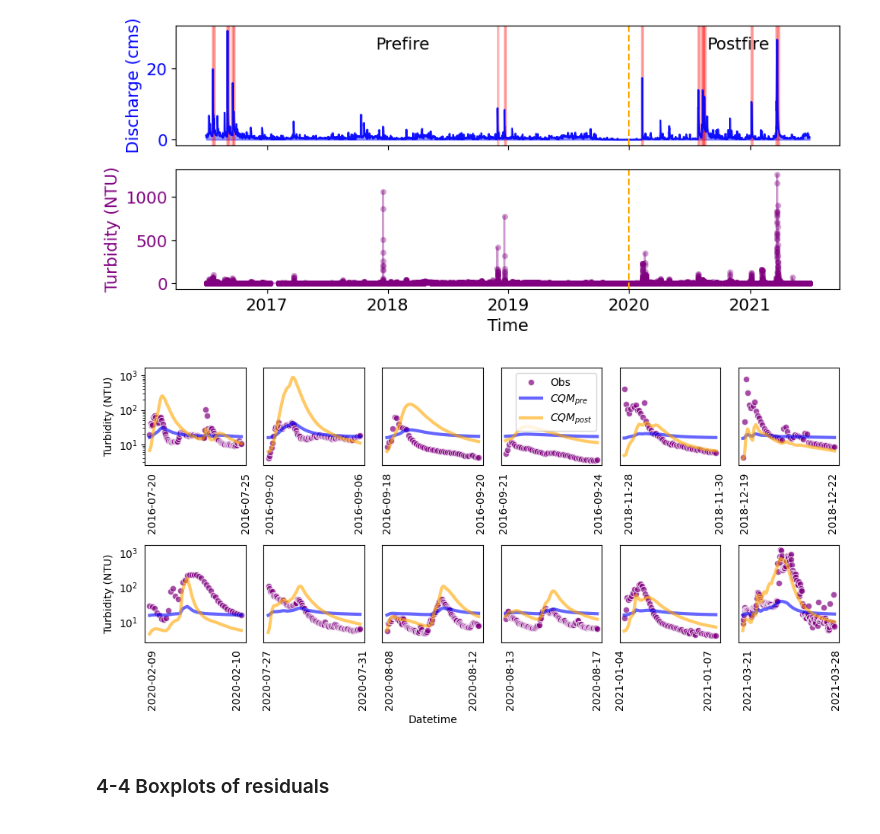
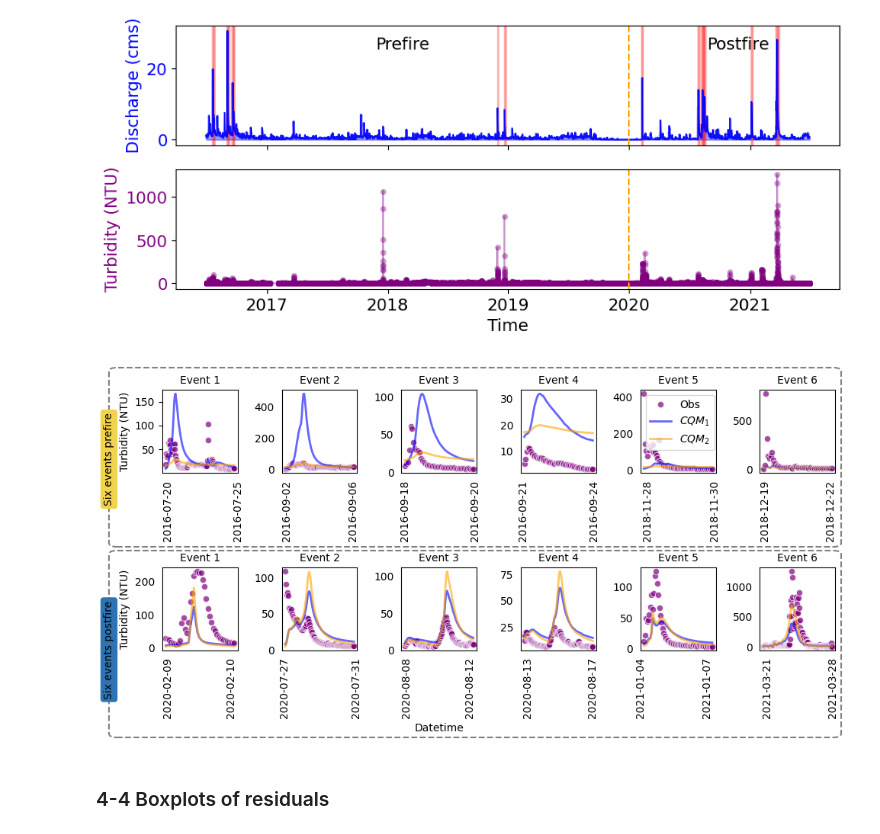
Before and after one commit to QianWanghhu/BushFireWQ, a Jupyter notebook: src/Explore_212058_CQ.ipynb, the cells around one changed output. Saved outputs shown, nothing was run; the diff lists cells and outputs as text; code cells hidden in the pictures.

```diff
--- a/src/Explore_212058_CQ.ipynb
+++ b/src/Explore_212058_CQ.ipynb
@@ -583,43 +578,104 @@ for start, end, label in storm_windows:
 [figure]
 # %%
 # Creat subplots for events
-fig, axes = plt.subplots(2, 6, sharey = True, figsize = (10, 5))
+fig, axes = plt.subplots(2, 6, sharey = False, figsize = (10, 5))
 kk = 0
 for ii in range(2):
     for jj in range(6):
-        if kk == 3:
+        if kk == 4:
             legend_tf = True
         else:
             legend_tf = False
         sub_data = storm_data[storm_data['stormID'] == six_eventID_int[ii][jj]]
         ax_temp = sns.lineplot(data = sub_data, x = 'Datetime', y = 'Turbidity (NTU)', ax = axes[ii][jj], label = 'Obs',
                                legend = legend_tf, color = 'purple', alpha = 0.7, linestyle='', marker='o')
-        sns.lineplot(data = sub_data, x = 'Datetime', y = 'Est_Tbdt_mix_Precal', color = 'blue',
-                     ax = axes[ii][jj], label = r'$CQM_{pre}$', alpha = 0.6, legend=legend_tf, linewidth = 3)
-        sns.lineplot(data = sub_data, x = 'Datetime', y='Est_Tbdt_mix_Postcal', color = 'orange',
-                     ax = axes[ii][jj],  alpha = 0.6, label = r'$CQM_{post}$', legend=legend_tf, linewidth = 3)
+        if ii == 0:
+            sns.lineplot(data = sub_data, x = 'Datetime', y = 'Est_Tbdt_mix_Fullcal', color = 'blue',
+                        ax = axes[ii][jj], label = r'$CQM_{1}$', alpha = 0.6, legend=legend_tf, linewidth = 2)
+            sns.lineplot(data = sub_data, x = 'Datetime', y='Est_Tbdt_mix_Precal', color = 'orange',
+                        ax = axes[ii][jj],  alpha = 0.6, label = r'$CQM_{2}$', legend=legend_tf, linewidth = 2)
+        else:
+            sns.lineplot(data = sub_data, x = 'Datetime', y = 'Est_Tbdt_mix_Fullcal', color = 'blue',
+                        ax = axes[ii][jj], label = r'$CQM_{1}$', alpha = 0.6, legend=legend_tf, linewidth = 2)
+            sns.lineplot(data = sub_data, x = 'Datetime', y='Est_Tbdt_mix_Postcal', color = 'orange',
+                        ax = axes[ii][jj],  alpha = 0.6, label = r'$CQM_{2}$', legend=legend_tf, linewidth = 2)
         kk += 1
         if kk > 1:
             ax_temp.yaxis.set_ticks_position('none')
         # Format the x-axis for datetime
         ax_temp.xaxis.set_major_formatter(mdates.DateFormatter('%Y-%m-%d'))
         ax_temp.xaxis.set_ticks_position('none')
         ax_temp.set_xlabel('')
         # Get the tick positions
         xticks = ax_temp.get_xticks()
         # Convert to formatted date strings
         formatted_ticks = [mdates.num2date(xtick).strftime('%Y-%m-%d') for xtick in xticks]
         # Keep only first and last tick label, hide the rest
         ax_temp.set_xticklabels([formatted_ticks[0]] + [''] * (len(formatted_ticks) - 2) + [formatted_ticks[-1]],
                                 rotation=90);
-
+        axes[ii, jj].set_ylabel('')
+        axes[ii, jj].set_title(f'Event {jj+1}', fontsize=10)
+axes[0, 0].set_ylabel('Turbidity (NTU)')
+axes[1, 0].set_ylabel('Turbidity (NTU)')
 plt.subplots_adjust(wspace=0.1, hspace = 0.1)
-plt.yscale('log')
+# plt.yscale('log')
 axes[1][2].set_xlabel('Datetime')
 plt.tight_layout()
-# plt.savefig(f'{fig_dir}timeseries_sim_obs_subplots.png', format = 'png', dpi = 300)
+# Add dashed boxes and vertical yello/blue tags
+import matplotlib.patches as patches
+
+# ----------------------------------------------------
+# 1. Draw a dashed box around the top row (prefire)
+# ----------------------------------------------------
+box1 = patches.FancyBboxPatch(
+    (0.04, 0.53),        # (x, y) lower-left in figure coords
+    0.94, 0.45,          # width, height in figure coords
+    boxstyle="round,pad=0.01",
+    edgecolor="gray",
+    facecolor="none",
+    linestyle="--",
+    linewidth=1.5
+)
+fig.add_artist(box1)
+
+# ----------------------------------------------------
+# 2. Draw a dashed box around the bottom row (postfire)
+# ----------------------------------------------------
+box2 = patches.FancyBboxPatch(
+    (0.04, 0.03),
+    0.94, 0.47,
+    boxstyle="round,pad=0.01",
+    edgecolor="gray",
+    facecolor="none",
+    linestyle="--",
+    linewidth=1.5
+)
+fig.add_artist(box2)
+
+# ----------------------------------------------------
+# 3. Add vertical colored labels
+# ----------------------------------------------------
+fig.text(
+    0.03, 0.75,
+    "Six events prefire",
+    va="center", ha="center",
+    rotation=90,
+    color="black",
+    bbox=dict(boxstyle="round,pad=0.3", facecolor="#F3D24C", edgecolor="none")
+)
+
+fig.text(
+    0.03, 0.25,
+    "Six events postfire",
+    va="center", ha="center",
+    rotation=90,
+    color="black",
+    bbox=dict(boxstyle="round,pad=0.3", facecolor="#2E74B5", edgecolor="none")
+)
+plt.subplots_adjust(left=0.1)
+plt.savefig(f'{fig_dir}timeseries_sim_obs_subplots.png', format = 'png', dpi = 300)
 # %% [output]
-[figure, old version]
+[figure, new version]
 # %%
 # Perform Mann-Whitney U test
 if not os.path.exists(f'{fig_dir}MannWhTest.csv'):
```
Also changed, not shown: parts of 9 cells of this notebook, 6 other files.
